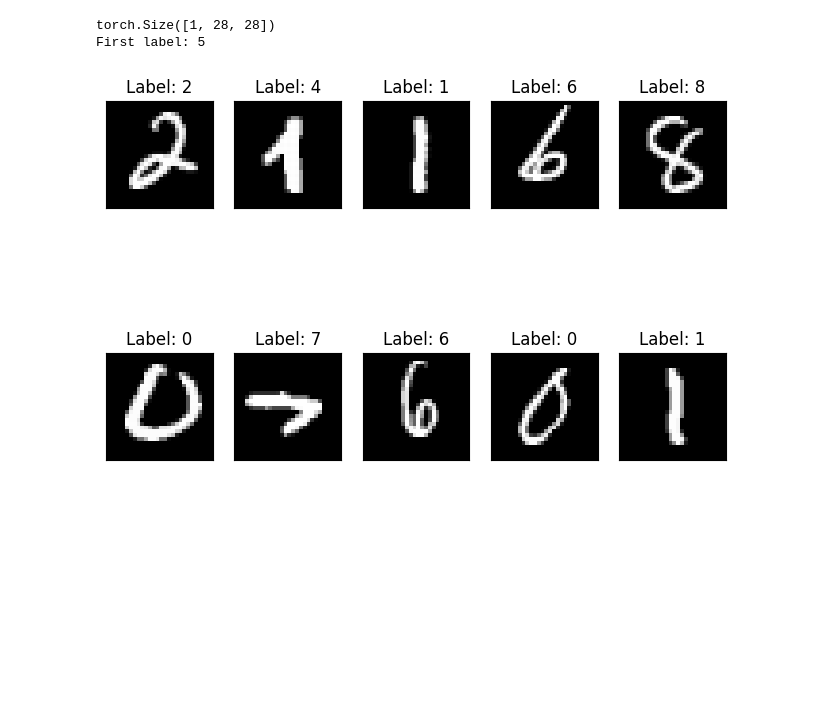
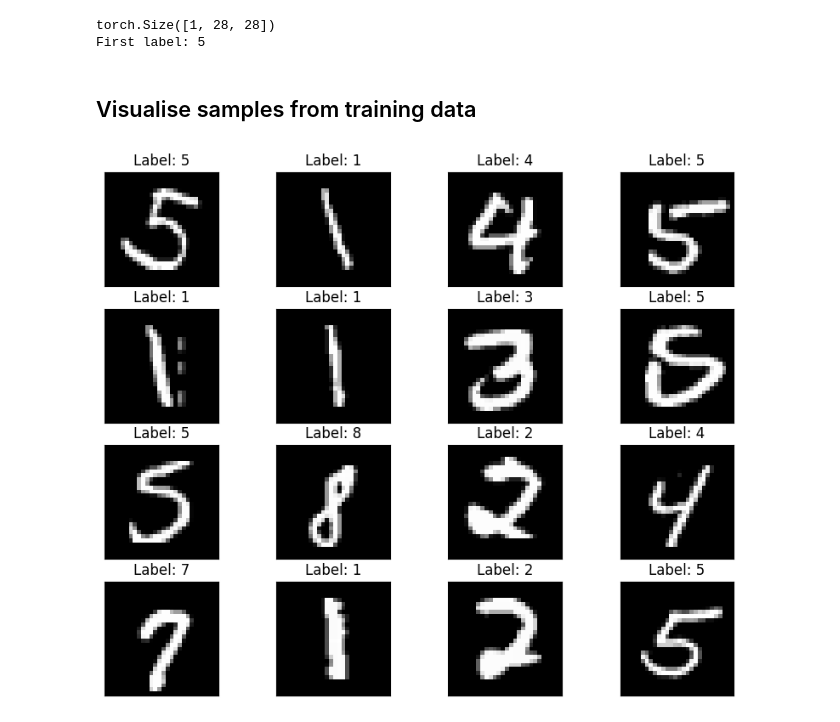
Before and after one commit to yuhuicaoo/Digit-Classifier-Project, a Jupyter notebook: visualisations.ipynb, the cells around one changed output. Saved outputs shown, nothing was run; the diff lists cells and outputs as text; code cells hidden in the pictures; blank space fills up the shorter version.

```diff
--- a/visualisations.ipynb
+++ b/visualisations.ipynb
@@ -37,12 +51,15 @@ train_images, train_labels = next(iter(train_loader))
+# %% [markdown]
+## Visualise samples from training data
 # %%
-plt.figure(figsize=(8, 6))
-for i in range(10):
-    plt.subplot(2, 5, i+1)
+train_images, train_labels = next(iter(train_loader))
+plt.figure(figsize=(10, 8))
+for i in range(16):
+    plt.subplot(4, 4, i+1)
     plt.xticks([])
     plt.yticks([])
     plt.grid(False)
-    plt.imshow(train_images[i].squeeze(), cmap='gray')  # Use squeeze() to remove the channel dimension
+    plt.imshow(train_images[i].squeeze(0), cmap='gray')  # Use squeeze() to remove the channel dimension
     plt.title(f"Label: {train_labels[i]}")
 plt.show()
 # %% [output]
-[figure, old version]
+[figure, new version]
```
Also changed, not shown: parts of 27 cells of this notebook.
